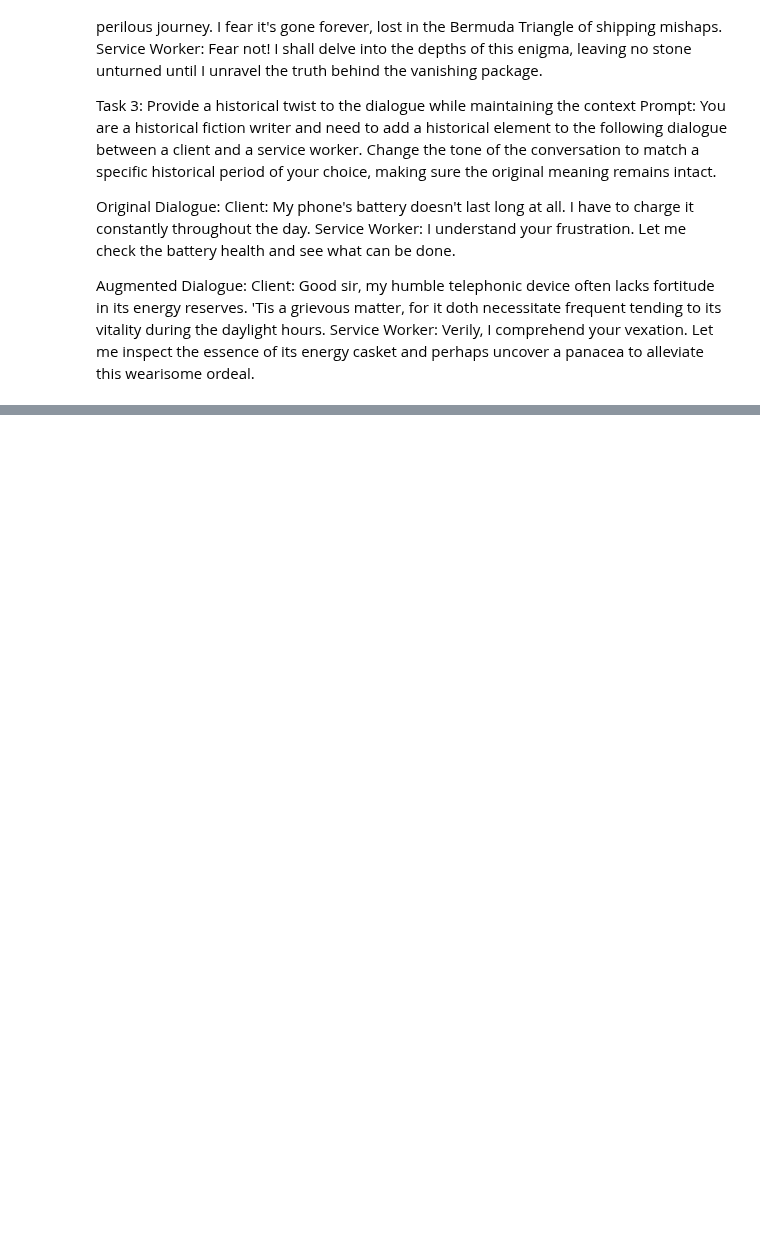
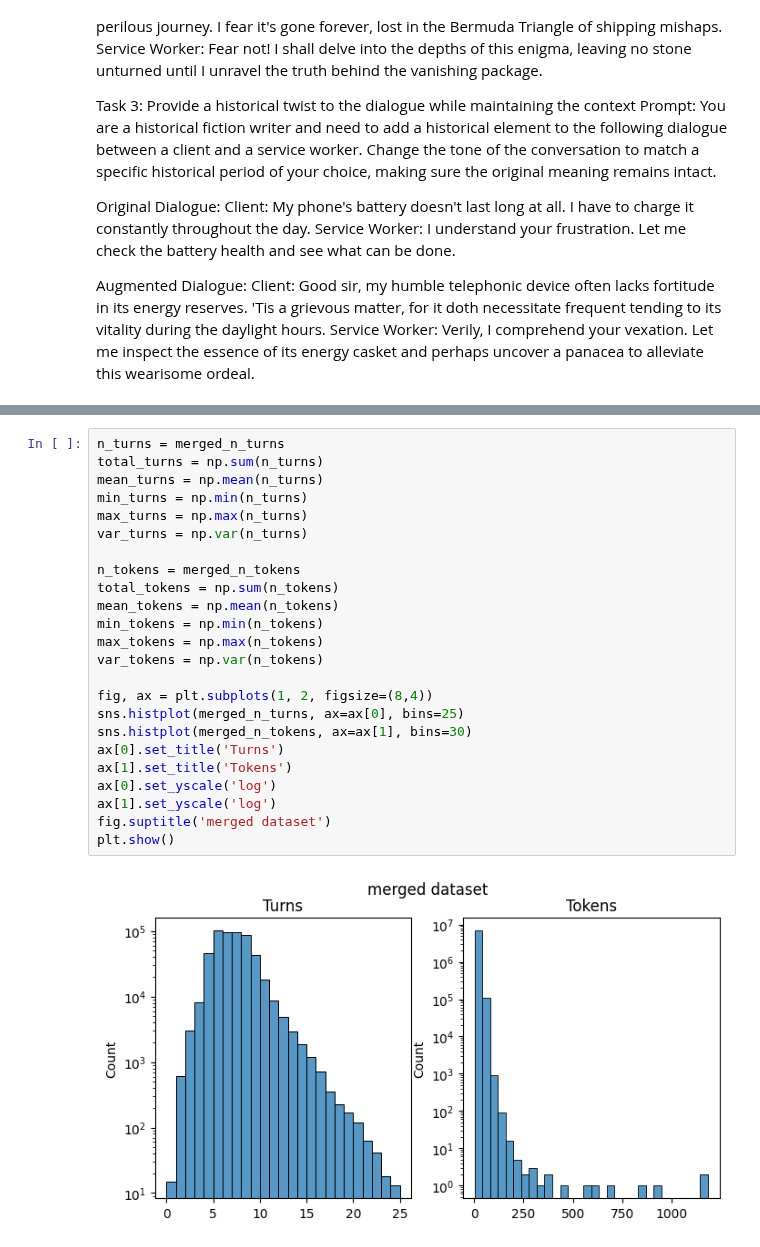
Before and after one commit to voorhs/dialogue-augmentation, a Jupyter notebook: augmentation_development.ipynb, the cells around one changed output, grey strips where cells are left out. Cells and saved outputs as stored; diff of their text form; blank space fills up the shorter version.

```diff
--- a/augmentation_development.ipynb
+++ b/augmentation_development.ipynb
@@ -1913,0 +2011,26 @@ Service Worker: Verily, I comprehend your vexation. Let me inspect the essence o
+# %%
+n_turns = merged_n_turns
+total_turns = np.sum(n_turns)
+mean_turns = np.mean(n_turns)
+min_turns = np.min(n_turns)
+max_turns = np.max(n_turns)
+var_turns = np.var(n_turns)
+
+n_tokens = merged_n_tokens
+total_tokens = np.sum(n_tokens)
+mean_tokens = np.mean(n_tokens)
+min_tokens = np.min(n_tokens)
+max_tokens = np.max(n_tokens)
+var_tokens = np.var(n_tokens)
+
+fig, ax = plt.subplots(1, 2, figsize=(8,4))
+sns.histplot(merged_n_turns, ax=ax[0], bins=25)
+sns.histplot(merged_n_tokens, ax=ax[1], bins=30)
+ax[0].set_title('Turns')
+ax[1].set_title('Tokens')
+ax[0].set_yscale('log')
+ax[1].set_yscale('log')
+fig.suptitle('merged dataset')
+plt.show()
+# %% [output]
+[figure, added]
```
Also changed, not shown: parts of 15 cells of this notebook, 1 other file.
